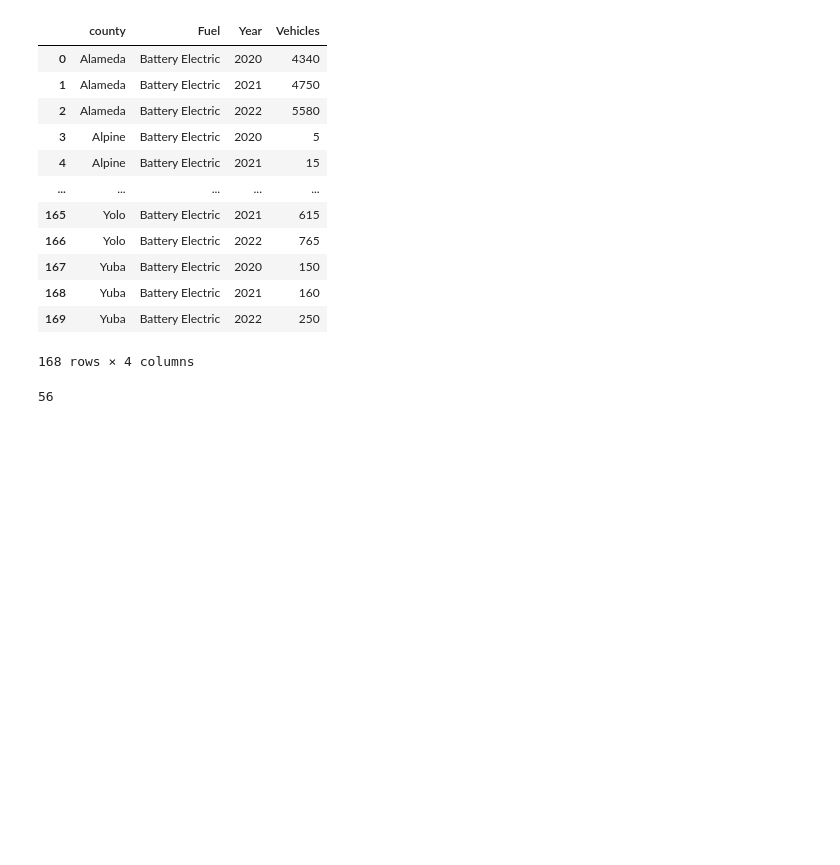
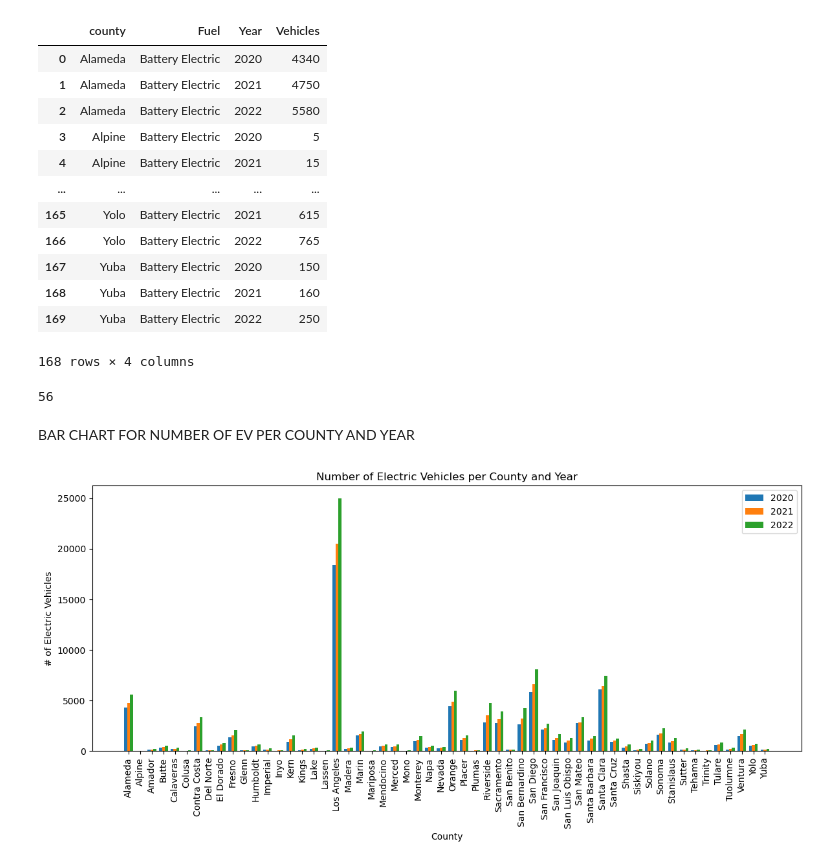
Before and after one commit to JaredWillson/group_9_project_1, a Jupyter notebook: Ginaupdates.ipynb, the cells around one changed output. Drawn from its saved outputs; the diff is of its cells as text; code cells hidden in the pictures; blank space fills up the shorter version.

```diff
--- a/Ginaupdates.ipynb
+++ b/Ginaupdates.ipynb
@@ -215,3 +224,34 @@ num_counties = battery_electric_totals['county'].nunique()
 num_counties
 # %% [output]
 56
+# %% [markdown]
+BAR CHART FOR NUMBER OF EV PER COUNTY AND YEAR
+# %%
+pivot_df = battery_electric_totals.pivot(index='county', columns='Year', values='Vehicles')
+
+# Plotting
+plt.figure(figsize=(12, 6))
+
+# Define x positions for bars
+x = np.arange(len(pivot_df.index))
+
+# Width of each bar
+width = 0.25
+
+# Plot bars for each year
+plt.bar(x - width, pivot_df[2020], width, label='2020')
+plt.bar(x, pivot_df[2021], width, label='2021')
+plt.bar(x + width, pivot_df[2022], width, label='2022')
+
+# Add labels and title
+plt.xlabel('County')
+plt.ylabel('# of Electric Vehicles')
+plt.title('Number of Electric Vehicles per County and Year')
+plt.xticks(x, pivot_df.index, rotation=90)
+plt.legend()
+
+# Show plot
+plt.tight_layout()
+plt.show()
+# %% [output]
+[figure, added]
```
Also changed, not shown: parts of 5 cells of this notebook.
